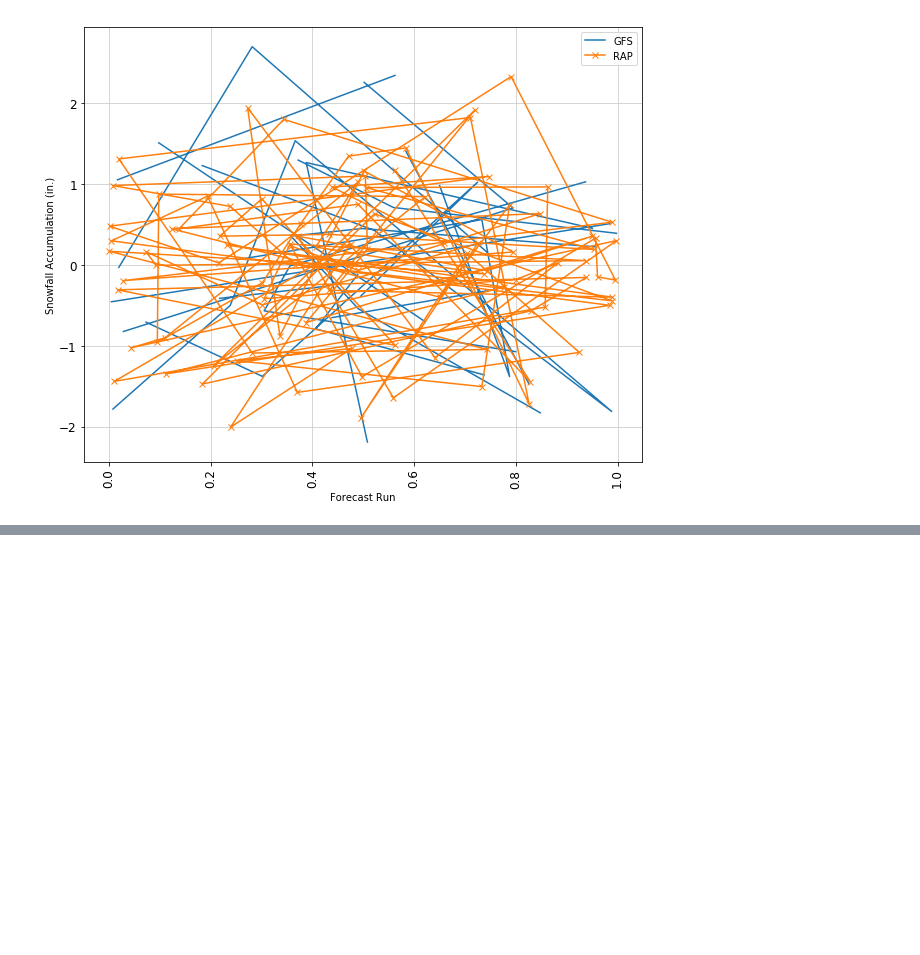
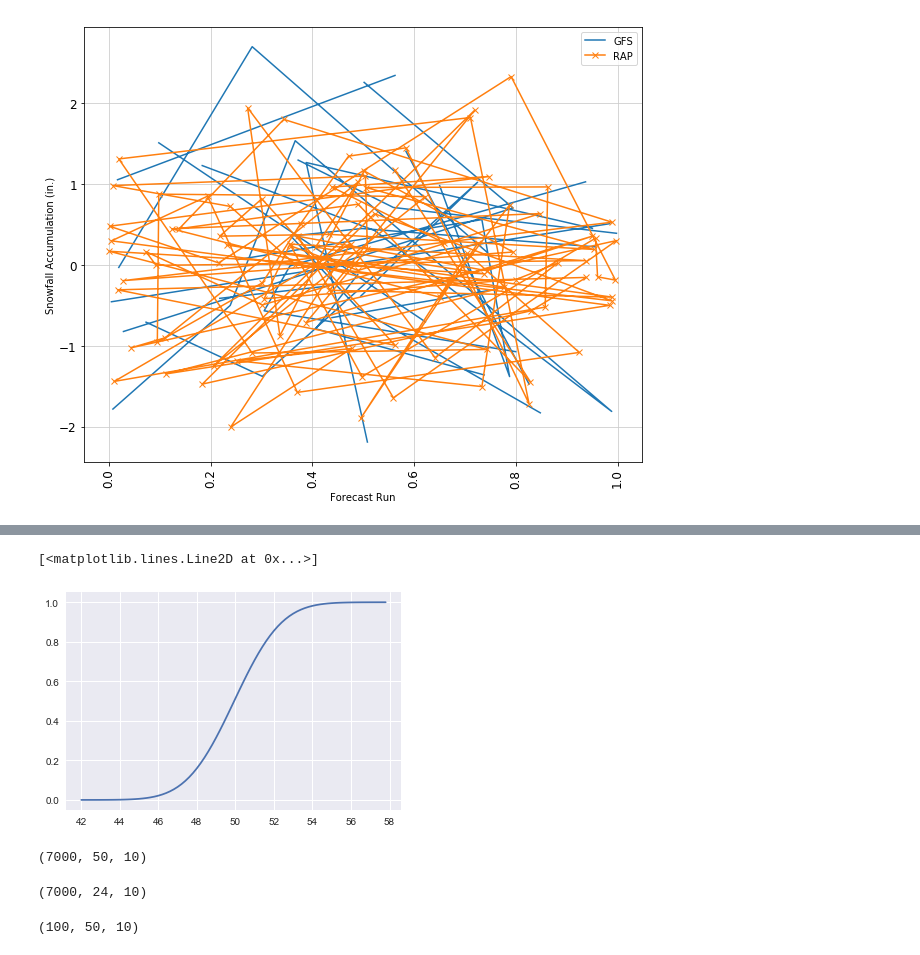
Before and after one commit to callinSwitzer/GarbageCollector, a Jupyter notebook: StackOverflowQuestions.ipynb, the cells around one changed output, grey strips where cells are left out. Drawn from its saved outputs; the diff is of its cells as text; code cells hidden in the pictures; blank space fills up the shorter version.

```diff
--- a/StackOverflowQuestions.ipynb
+++ b/StackOverflowQuestions.ipynb
@@ -601,0 +642,5 @@ plt.legend()
+# %%
+plt.plot(np.arange(42, 58, 0.2), cdf)
+# %% [output]
+[<matplotlib.lines.Line2D at 0x...>]
+[figure, added]
@@ -601,0 +671,13 @@ plt.legend()
+# %%
+Y_train.shape
+# %% [output]
+(7000, 50, 10)
+# %%
+# seq[start:end:step]
+Y_train[:, 3::2, :].shape
+# %% [output]
+(7000, 24, 10)
+# %%
+Y_train[0:100,:].shape
+# %% [output]
+(100, 50, 10)
```
Also changed, not shown: parts of 8 cells of this notebook, 2 other files.
